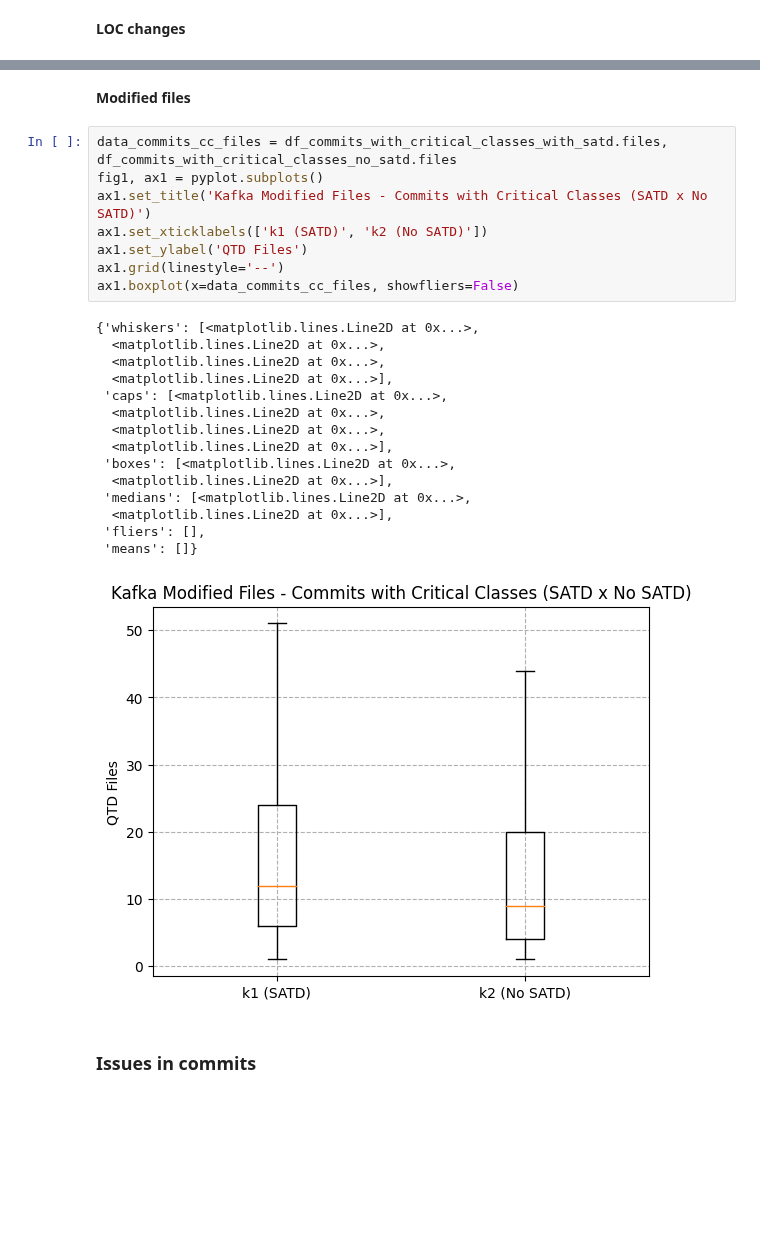
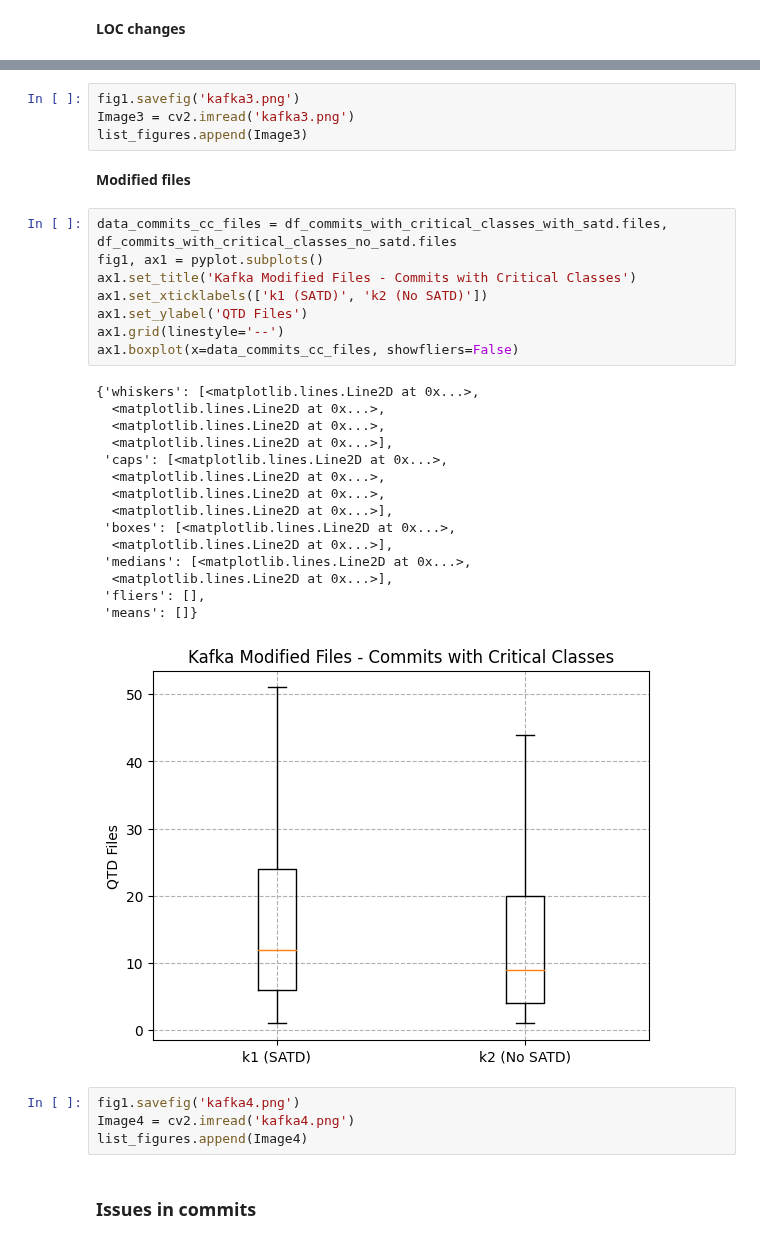
Before and after one commit to armandossrecife/my_validation3, a Jupyter notebook: my_analysis_kafka.ipynb, the cells around one changed output, grey strips where cells are left out. Cells and saved outputs as stored; diff of their text form; blank space fills up the shorter version.

```diff
--- a/my_analysis_kafka.ipynb
+++ b/my_analysis_kafka.ipynb
@@ -1623,29 +1694,37 @@ ax1.boxplot(x=data_commits_cc_lines, showfliers=False)
+# %%
+fig1.savefig('kafka3.png')
+Image3 = cv2.imread('kafka3.png')
+list_figures.append(Image3)
 # %% [markdown]
 **Modified files**
 # %%
 data_commits_cc_files = df_commits_with_critical_classes_with_satd.files, df_commits_with_critical_classes_no_satd.files
 fig1, ax1 = pyplot.subplots()
-ax1.set_title('Kafka Modified Files - Commits with Critical Classes (SATD x No SATD)')
+ax1.set_title('Kafka Modified Files - Commits with Critical Classes')
 ax1.set_xticklabels(['k1 (SATD)', 'k2 (No SATD)'])
 ax1.set_ylabel('QTD Files')
 ax1.grid(linestyle='--')
 ax1.boxplot(x=data_commits_cc_files, showfliers=False)
 # %% [output]
 {'whiskers': [<matplotlib.lines.Line2D at 0x...>,
   <matplotlib.lines.Line2D at 0x...>,
   <matplotlib.lines.Line2D at 0x...>,
   <matplotlib.lines.Line2D at 0x...>],
  'caps': [<matplotlib.lines.Line2D at 0x...>,
   <matplotlib.lines.Line2D at 0x...>,
   <matplotlib.lines.Line2D at 0x...>,
   <matplotlib.lines.Line2D at 0x...>],
  'boxes': [<matplotlib.lines.Line2D at 0x...>,
   <matplotlib.lines.Line2D at 0x...>],
  'medians': [<matplotlib.lines.Line2D at 0x...>,
   <matplotlib.lines.Line2D at 0x...>],
  'fliers': [],
  'means': []}
-[figure, old version]
+[figure, new version]
+# %%
+fig1.savefig('kafka4.png')
+Image4 = cv2.imread('kafka4.png')
+list_figures.append(Image4)
 # %% [markdown]
 ### Issues in commits
 # %%
```
Also changed, not shown: parts of 33 cells of this notebook.
